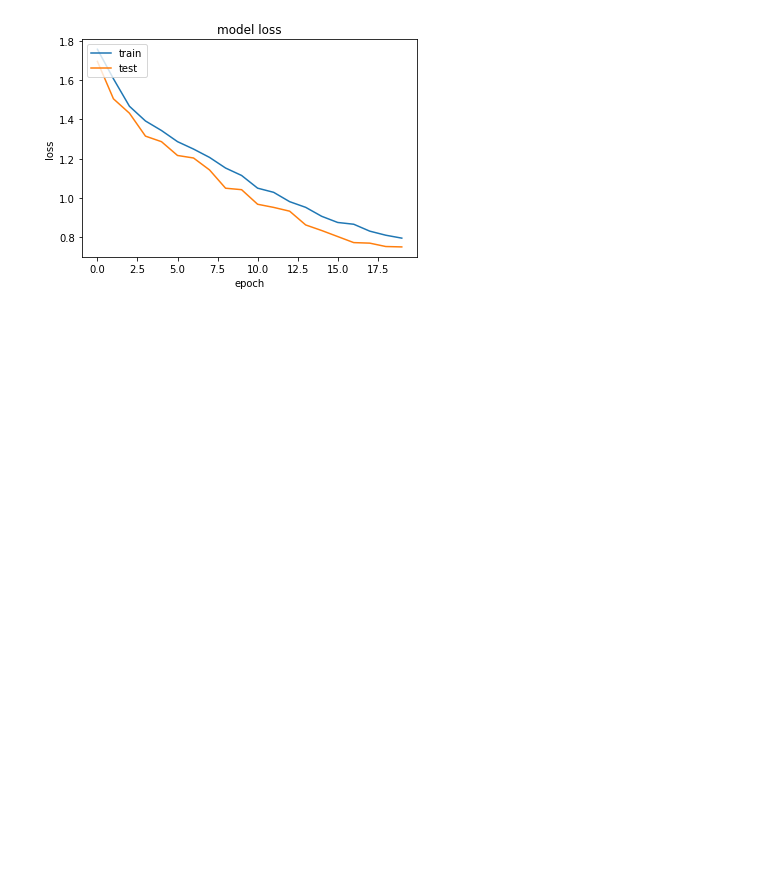
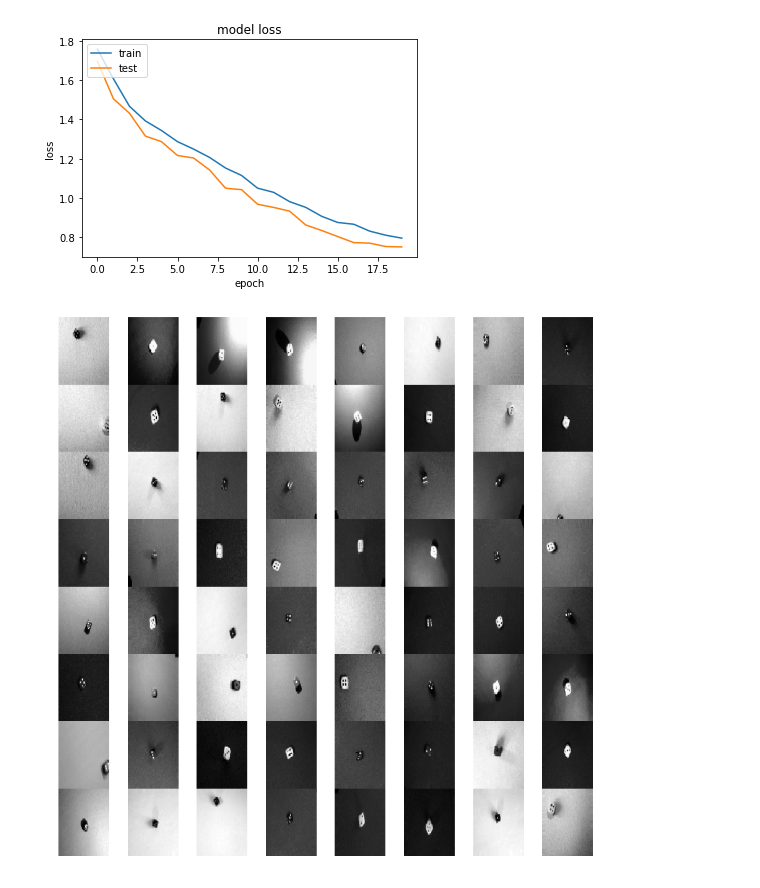
Before and after one commit to oziomek1/neural_network_dice, a Jupyter notebook: simple_NN_106x79.ipynb, the cells around one changed output. Saved outputs shown, nothing was run; the diff lists cells and outputs as text; code cells hidden in the pictures; blank space fills up the shorter version.

Commit message:
added visualisation

```diff
--- a/simple_NN_106x79.ipynb
+++ b/simple_NN_106x79.ipynb
@@ -35,8 +28,8 @@ import matplotlib.pyplot as plt
 Using TensorFlow backend.
 # %%
 width, height = 106, 79
-train_data_dir = '../gen_x3_3/train'
-test_data_dir = '../gen_x3_3/test'
+train_data_dir = '../dices/gen_x3_3/train'
+test_data_dir = '../dices/gen_x3_3/test'
 nb_train_samples = 47232
 nb_test_samples = 11808
 epochs = 20
@@ -200,3 +182,27 @@ plt.show()
 [figure]
 # %%
 plot_model(model, to_file='simple_106x79/simple_NN_106x79_plot.png', show_shapes=True, show_layer_names=True)
+# %%
+x_batch, y_batch = next(train_generator)
+fig = plt.figure(figsize=(16,16))
+for i in range(0, 64):
+    plt.subplot(8,8,1+i)
+    plt.axis('off')
+    plt.subplots_adjust(wspace=0, hspace=0)
+    plt.gray()
+    image = x_batch[i]
+    image = image.squeeze()
+    plt.imshow(image)
+plt.show()
+
+# fig = plt.figure(figsize=(16,16))
+# for i in range(0,64):
+#     plt.subplot(8,8,1+i)
+#     plt.axis('off')
+#     plt.subplots_adjust(wspace=0, hspace=0)
+#     random_image = random.randint(0, 100800)
+#     img=immatrix[random_image].reshape(rows, cols)
+#     plt.imshow(img)
+# plt.show()
+# %% [output]
+[figure, added]
```
Also changed, not shown: parts of 3 cells of this notebook.
